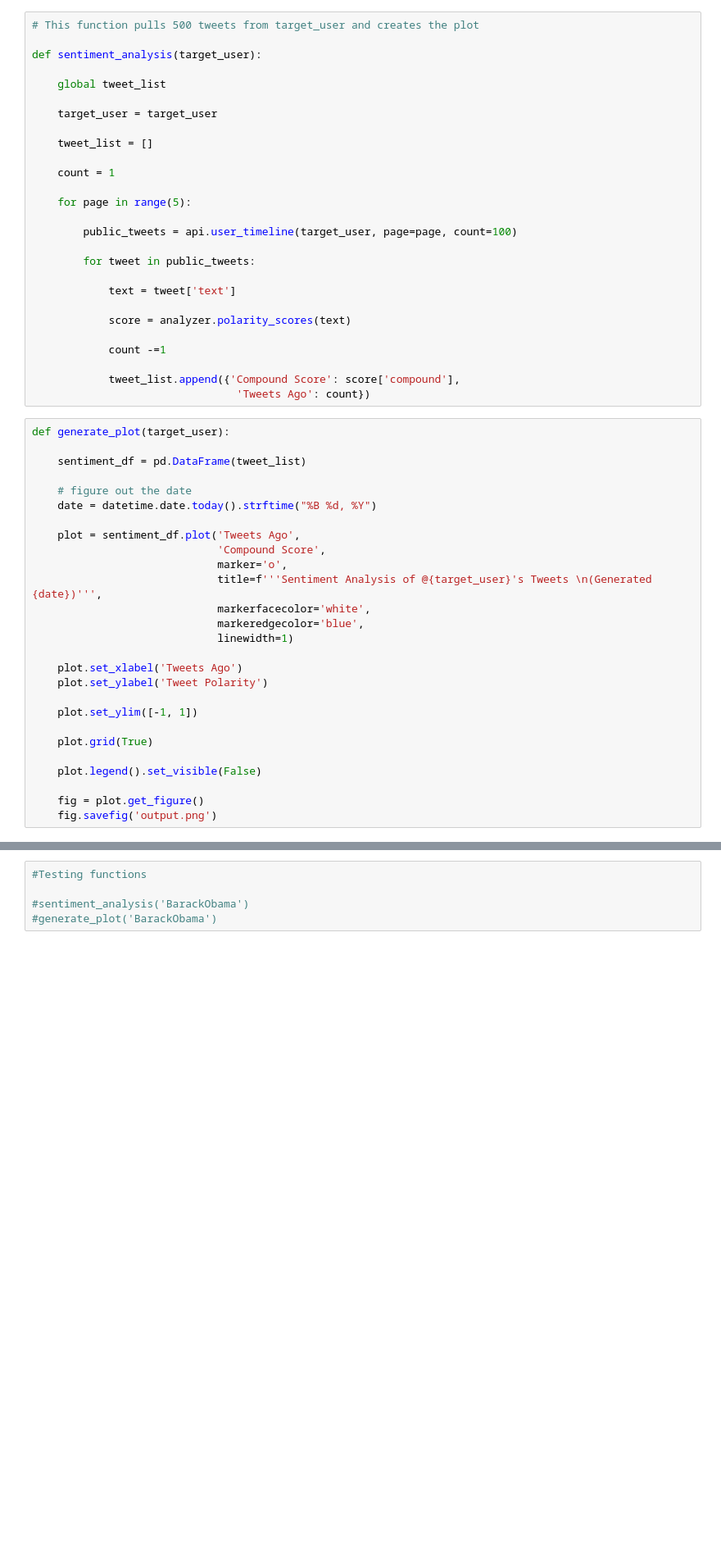
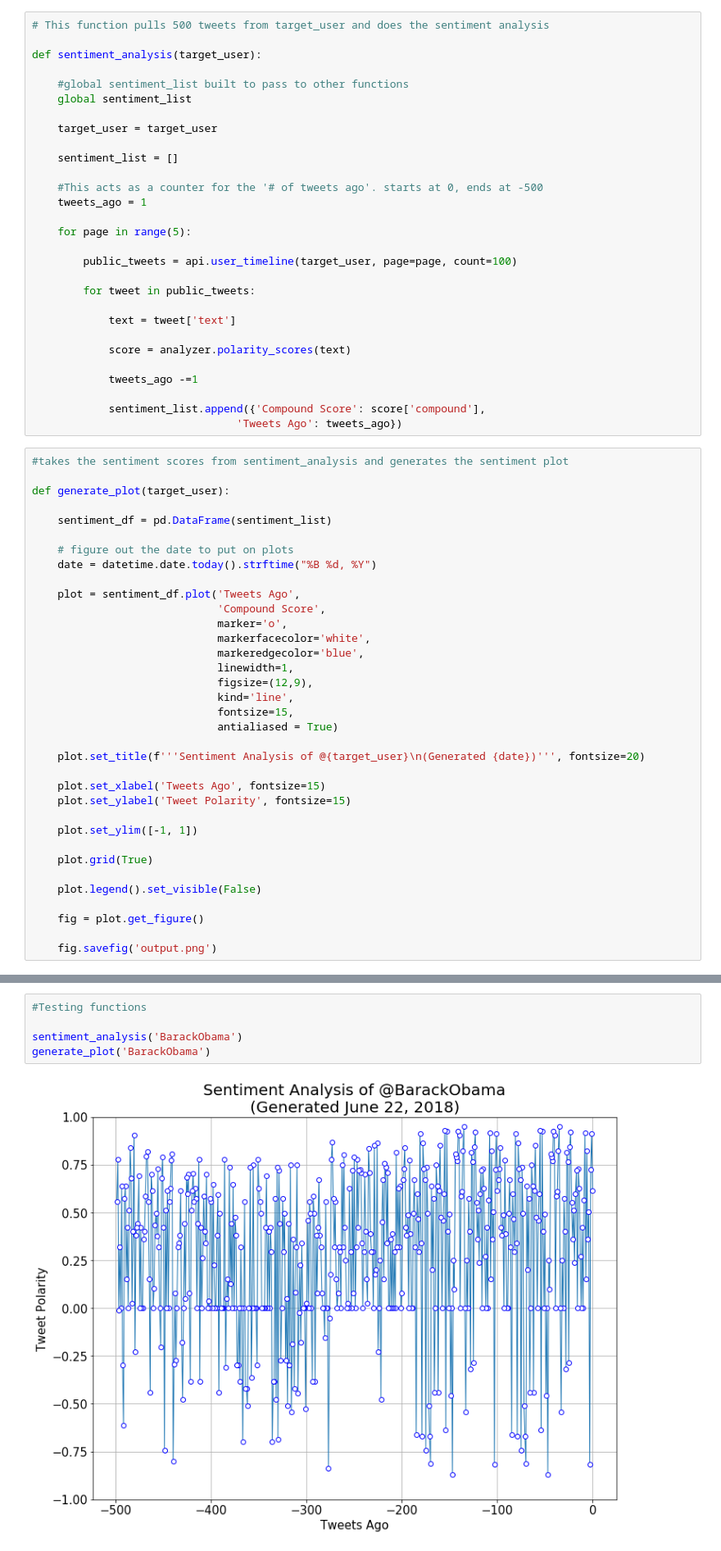
Before and after one commit to dchu101/SentimentAnalysisPlotBot, a Jupyter notebook: PlotBot_dchu.ipynb, the cells around one changed output, grey strips where cells are left out. Shown at 82% size. Cells and saved outputs as stored; diff of their text form; blank space fills up the shorter version.

```diff
--- a/PlotBot_dchu.ipynb
+++ b/PlotBot_dchu.ipynb
@@ -102,17 +108,19 @@ def check_mentions():
                                                   'Request Status ID' : mention['id']
                                                  })
 # %%
-# This function pulls 500 tweets from target_user and creates the plot
+# This function pulls 500 tweets from target_user and does the sentiment analysis
 
 def sentiment_analysis(target_user):
 
-    global tweet_list
+    #global sentiment_list built to pass to other functions
+    global sentiment_list
 
     target_user = target_user
 
-    tweet_list = []
+    sentiment_list = []
 
-    count = 1
+    #This acts as a counter for the '# of tweets ago'. starts at 0, ends at -500
+    tweets_ago = 1
 
     for page in range(5):
 
@@ -124,28 +132,35 @@ def sentiment_analysis(target_user):
 
             score = analyzer.polarity_scores(text)
 
-            count -=1
+            tweets_ago -=1
 
-            tweet_list.append({'Compound Score': score['compound'],
-                                'Tweets Ago': count})
+            sentiment_list.append({'Compound Score': score['compound'],
+                                'Tweets Ago': tweets_ago})
 # %%
+#takes the sentiment scores from sentiment_analysis and generates the sentiment plot
+
 def generate_plot(target_user):
 
-    sentiment_df = pd.DataFrame(tweet_list)
+    sentiment_df = pd.DataFrame(sentiment_list)
 
-    # figure out the date
+    # figure out the date to put on plots
     date = datetime.date.today().strftime("%B %d, %Y")
 
     plot = sentiment_df.plot('Tweets Ago',
                              'Compound Score',
                              marker='o',
-                             title=f'''Sentiment Analysis of @{target_user}'s Tweets \n(Generated {date})''',
                              markerfacecolor='white',
                              markeredgecolor='blue',
-                             linewidth=1)
+                             linewidth=1,
+                             figsize=(12,9),
+                             kind='line',
+                             fontsize=15,
+                             antialiased = True)
 
-    plot.set_xlabel('Tweets Ago')
-    plot.set_ylabel('Tweet Polarity')
+    plot.set_title(f'''Sentiment Analysis of @{target_user}\n(Generated {date})''', fontsize=20)
+
+    plot.set_xlabel('Tweets Ago', fontsize=15)
+    plot.set_ylabel('Tweet Polarity', fontsize=15)
 
     plot.set_ylim([-1, 1])
 
@@ -154,5 +169,6 @@ def generate_plot(target_user):
     plot.legend().set_visible(False)
 
     fig = plot.get_figure()
+
     fig.savefig('output.png')
 # %%
@@ -177,5 +195,7 @@ def generate_tweets():
 # %%
 #Testing functions
 
-#sentiment_analysis('BarackObama')
-#generate_plot('BarackObama')
+sentiment_analysis('BarackObama')
+generate_plot('BarackObama')
+# %% [output]
+[figure, added]
```
Also changed, not shown: parts of 5 cells of this notebook, 9 other files.
